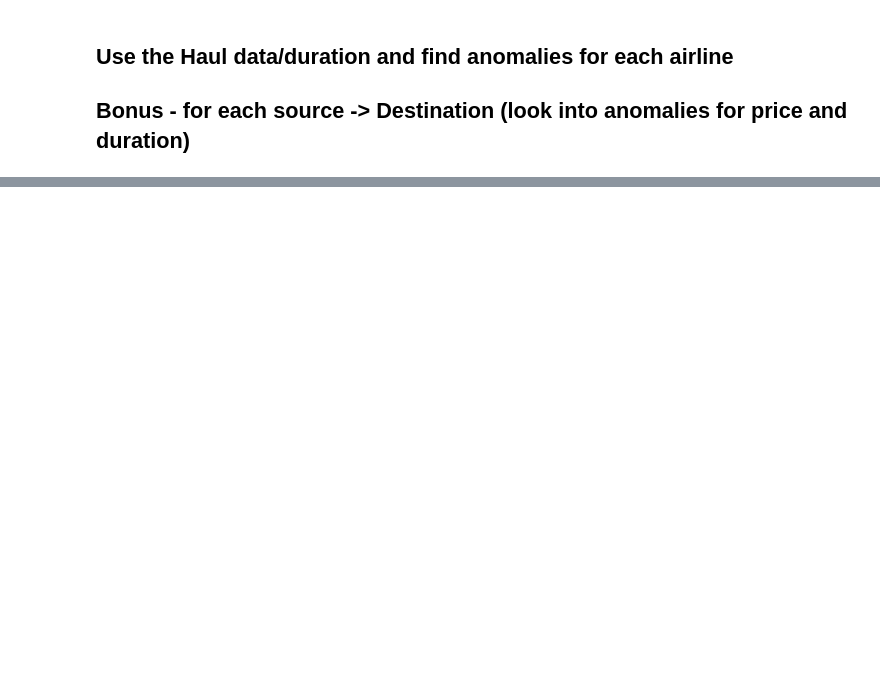
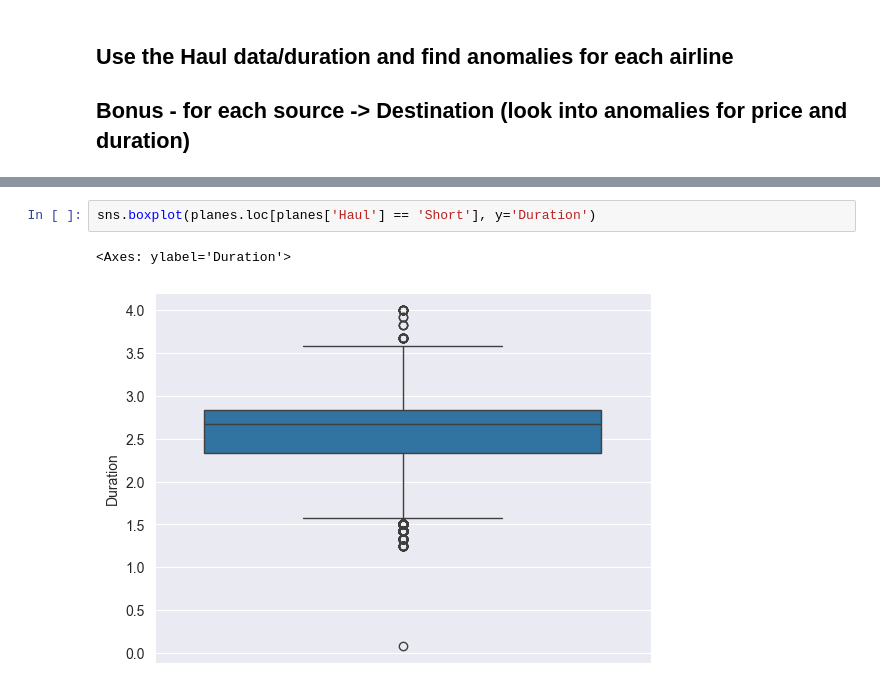
Before and after one commit to smdbz/data-science, a Jupyter notebook: notebooks/Data_manipultion.ipynb, the cells around one changed output, grey strips where cells are left out. Saved outputs shown, nothing was run; the diff lists cells and outputs as text; blank space fills up the shorter version.

```diff
--- a/notebooks/Data_manipultion.ipynb
+++ b/notebooks/Data_manipultion.ipynb
@@ -367,0 +449,5 @@ sns.countplot(data=planes, y='Airline', hue='Price Band')
+# %%
+sns.boxplot(planes.loc[planes['Haul'] == 'Short'], y='Duration')
+# %% [output]
+<Axes: ylabel='Duration'>
+[figure, added]
```
Also changed, not shown: parts of 23 cells of this notebook, 11 other files.
